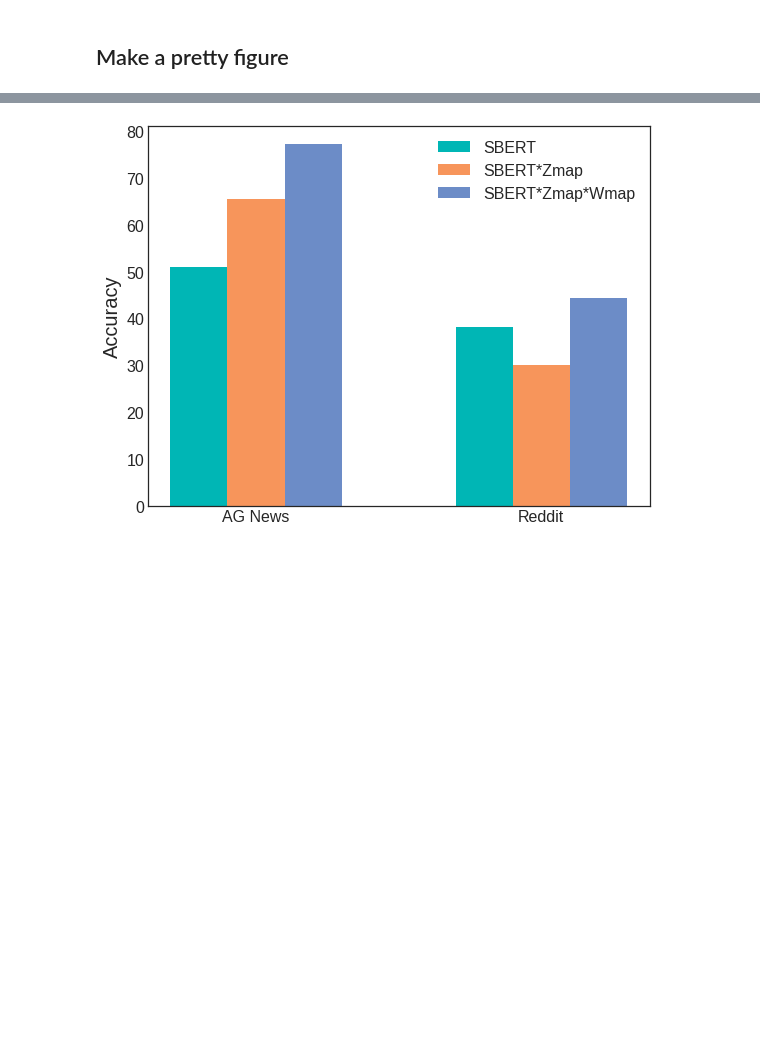
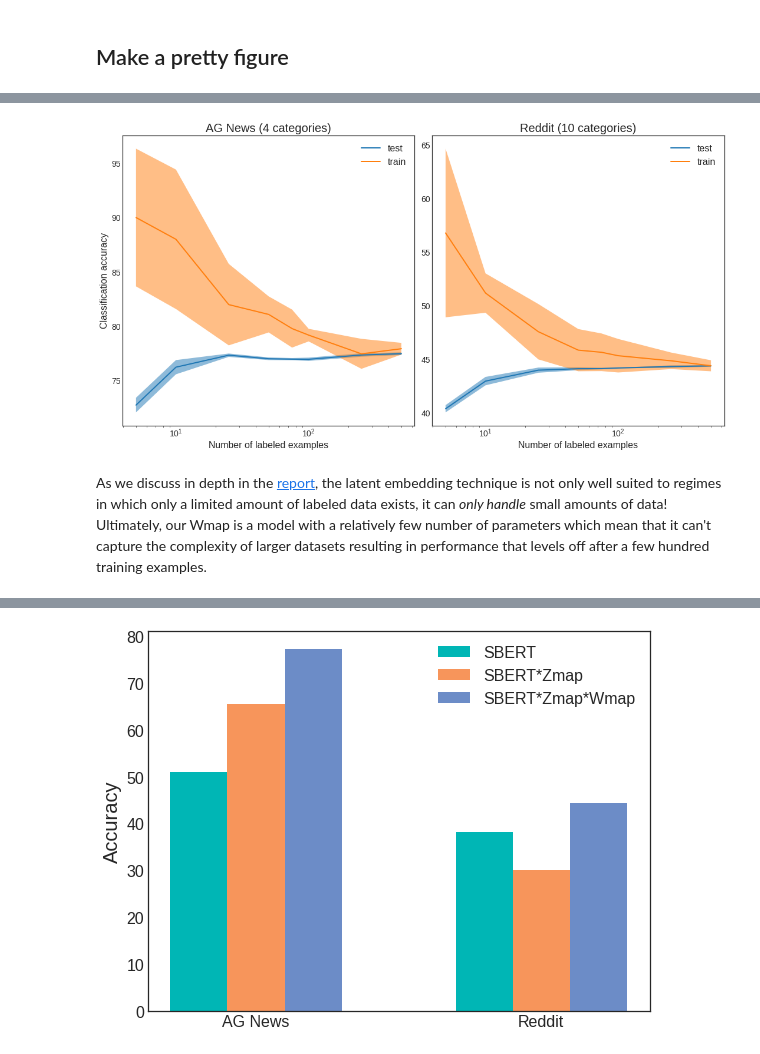
Before and after one commit to fastforwardlabs/few-shot-text-classification, a Jupyter notebook: notebooks/Wmap_Experiments.ipynb, the cells around one changed output, grey strips where cells are left out. Drawn from its saved outputs; the diff is of its cells as text; code cells hidden in the pictures; blank space fills up the shorter version.

```diff
--- a/notebooks/Wmap_Experiments.ipynb
+++ b/notebooks/Wmap_Experiments.ipynb
@@ -101,5 +106,5 @@ model, tokenizer = transf.load_transformer_model_and_tokenizer("deepset/sentence
 
 The AG News train set contains 120,000 examples, of which we'll randomly sample up to 1000 for training (in a later block) and exactly 1000 as a validation set.
 # %%
-# load agnews train set
-df_news_train = _load_agnews_dataset(split="train")
+# load agnews train set -- this returns the full 120k examples as a pandas dataframe
+df_news = _load_agnews_dataset(split="train")
@@ -114,0 +111,10 @@ KeyboardInterrupt:
+# %%
+# Generate a subset containing 2000 examples for each category
+df_news_subset = select_subsample(df_news, sample_size=2000, random_state=42)
+
+# Split the sample in half -- 1000 for training, 1000 for validation
+df_news_train, df_news_valid, _, _ = train_test_split(df_news_subset,
+                                                      df_news_subset['category'],
+                                                      test_size=.5,
+                                                      random_state=42,
+                                                      stratify=df_news_subset['category'])
@@ -530,0 +452,47 @@ plt.savefig("learningcurves_agnews_reddit.png", transparent=True, dpi=150)
+# %%
+plt.style.use("seaborn-white")
+
+sample_sizes = [5, 10, 25, 50, 75, 100, 250, 500]
+
+news_results = pickle_load("agnews_learning_curve_results.pkl")
+agg_results_news = aggregate_results(news_results)
+
+reddit_results = pickle_load("reddit_learning_curve_results.pkl")
+agg_results_reddit = aggregate_results(reddit_results)
+
+def plot_learning_curve(ax, agg_results):
+    ax.plot(sample_sizes, agg_results['test_avg'], lw=2, label="test")
+    ax.fill_between(sample_sizes,
+                    agg_results['test_neg_err'],
+                    agg_results['test_pos_err'],
+                    alpha=0.5)
+    ax.semilogx(sample_sizes, agg_results['train_avg'], lw=2, label="train")
+    ax.fill_between(sample_sizes,
+                    agg_results['train_neg_err'],
+                    agg_results['train_pos_err'],
+                    alpha=0.5)
+
+fig = plt.figure(figsize=(15,15))
+ax = fig.add_subplot(221)
+plot_learning_curve(ax, agg_results_news)
+ax.set_title("AG News (4 categories)", fontsize=20)
+
+ax.set_ylabel("Classification accuracy", fontsize=16)
+ax.set_xlabel("Number of labeled examples", fontsize=16)
+ax.tick_params(axis='both', labelsize=14)
+ax.tick_params(which='minor', length=3)
+ax.legend(frameon=False, fontsize=16)
+
+ax2 = fig.add_subplot(222)
+plot_learning_curve(ax2, agg_results_reddit)
+ax2.set_title("Reddit (10 categories)", fontsize=20)
+ax2.set_xlabel("Number of labeled examples", fontsize=16)
+ax2.tick_params(axis='both', labelsize=14)
+ax2.tick_params(which='minor', length=3)
+ax2.legend(frameon=False, fontsize=16);
+plt.tight_layout()
+plt.savefig("learningcurves_agnews_reddit.png", transparent=True, dpi=150)
+# %% [output]
+[figure, added]
+# %% [markdown]
+As we discuss in depth in the [report](https://few-shot-text-classification.fastforwardlabs.com/), the latent embedding technique is not only well suited to regimes in which only a limited amount of labeled data exists, it can *only handle* small amounts of data! Ultimately, our Wmap is a model with a relatively few number of parameters which mean that it can't capture the complexity of larger datasets resulting in performance that levels off after a few hundred training examples.
```
Also changed, not shown: parts of 79 cells of this notebook.
